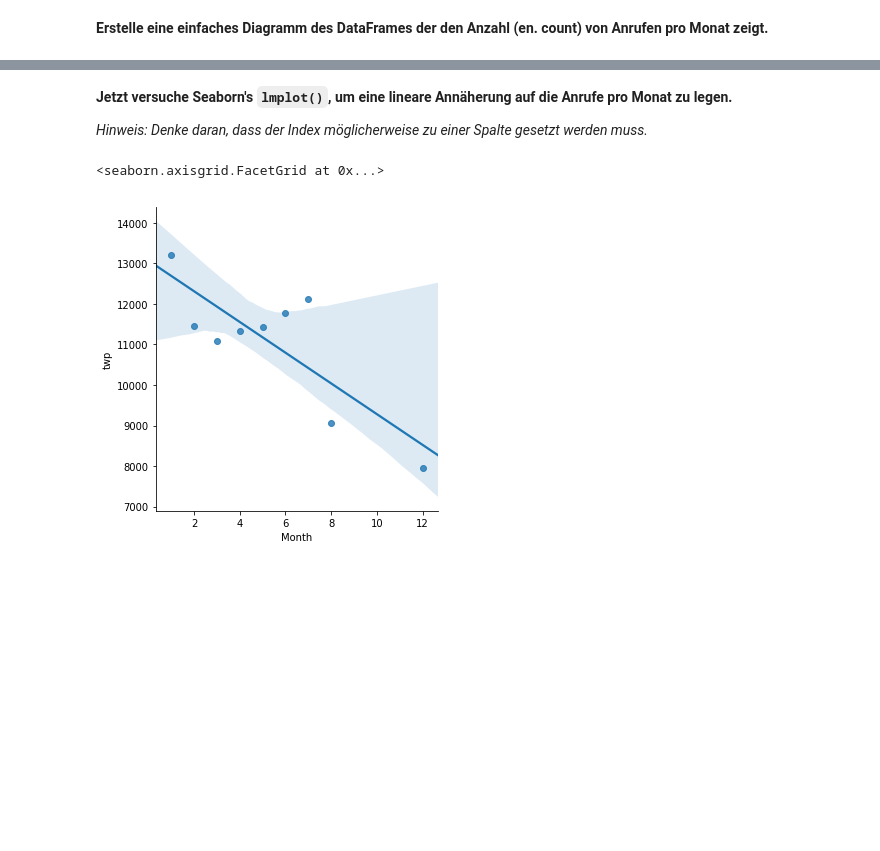
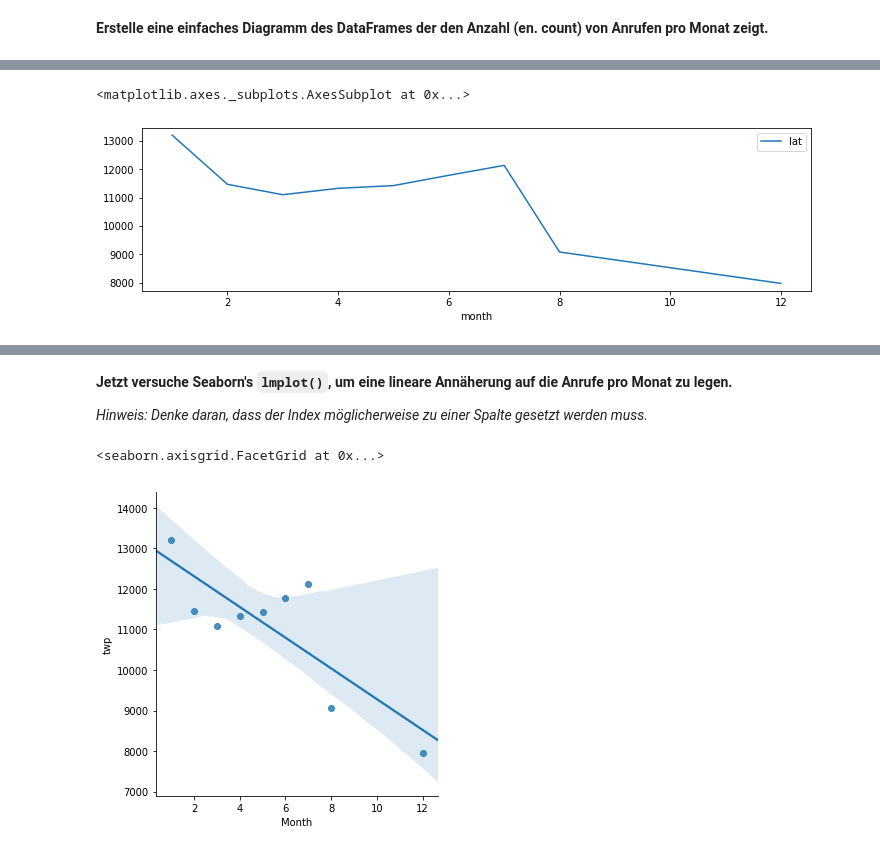
Before and after one commit to looreen/DS-ML-learning, a Jupyter notebook: DS-ML-learning.ipynb, the cells around one changed output, grey strips where cells are left out. Saved outputs shown, nothing was run; the diff lists cells and outputs as text; code cells hidden in the pictures; blank space fills up the shorter version.

```diff
--- a/DS-ML-learning.ipynb
+++ b/DS-ML-learning.ipynb
@@ -218,0 +273,3 @@ Dir sollte auffallen, dass einige Monate fehlen. Lass uns versuchen die fehlende
+# %%
+by_month = df.groupby('month', as_index=False).count()
+#by_month =df.groupby('month_name', as_index=False).size()
@@ -224,0 +291,5 @@ Dir sollte auffallen, dass einige Monate fehlen. Lass uns versuchen die fehlende
+# %%
+by_month.plot.line(x='month', y='lat', figsize=(12, 3))
+# %% [output]
+<matplotlib.axes._subplots.AxesSubplot at 0x...>
+[figure, added]
```
Also changed, not shown: parts of 23 cells of this notebook, 1 other file.
